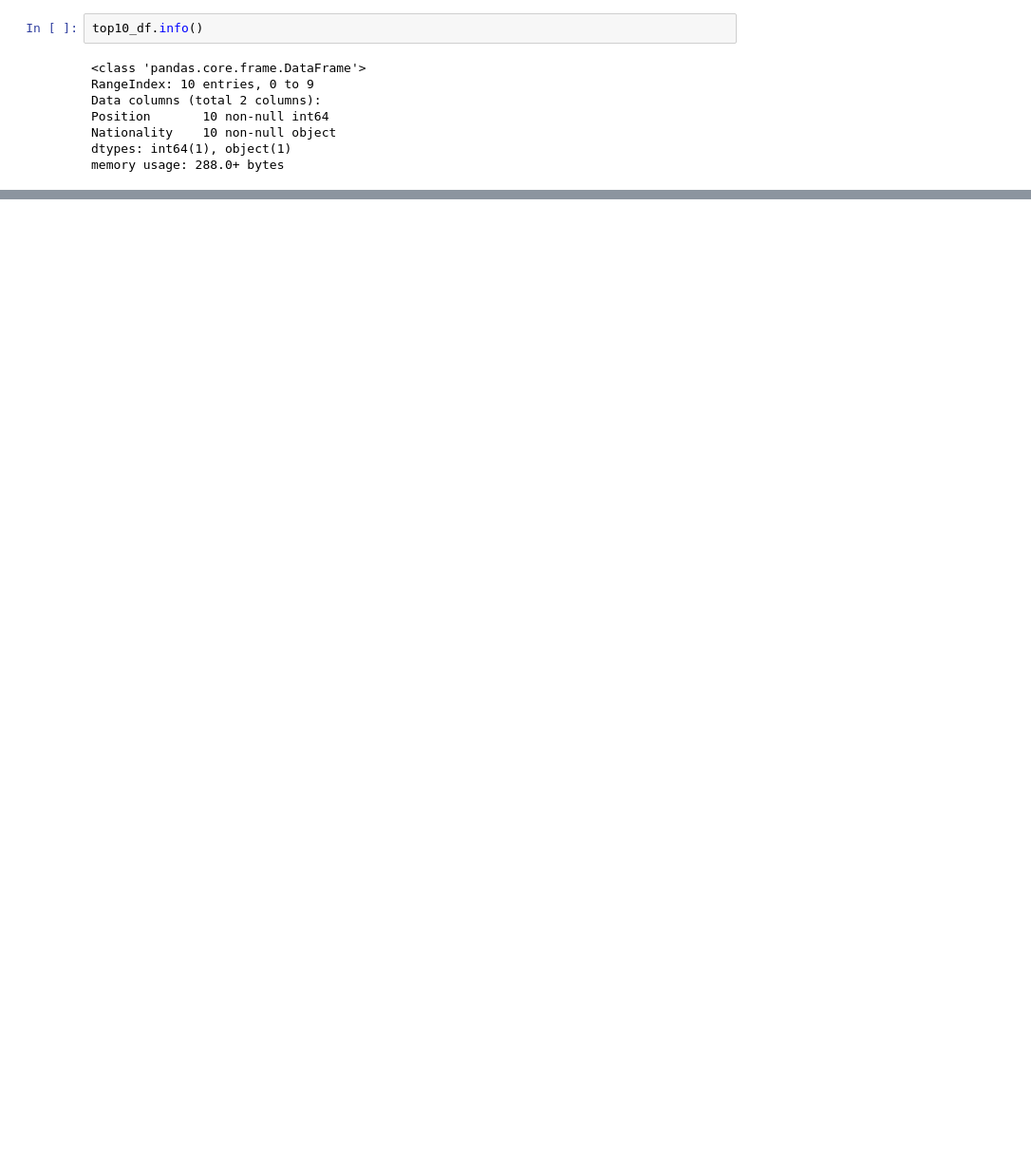
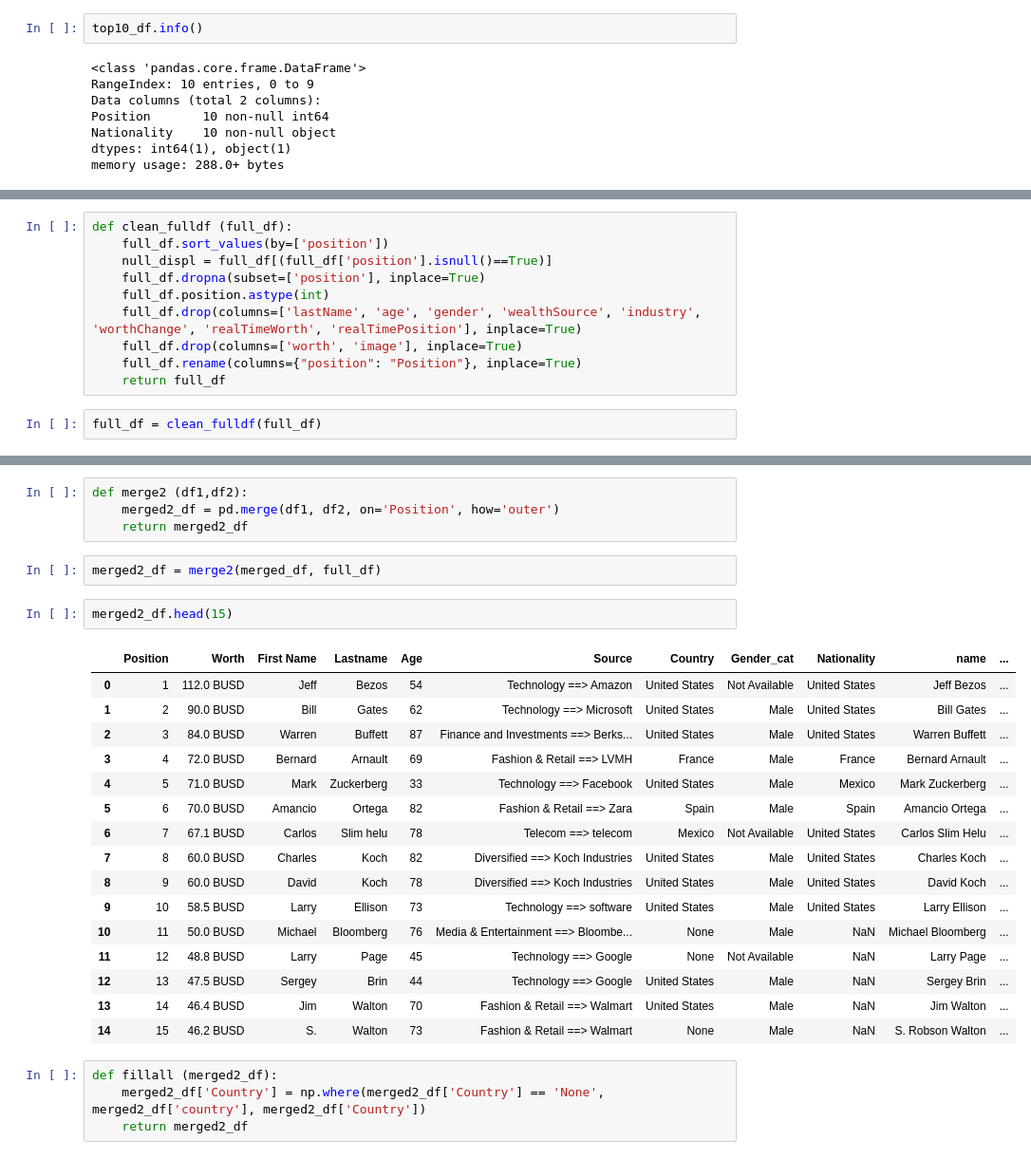
Before and after one commit to sbraca/Ironhack-Module-1-Project-hatching, a Jupyter notebook: notebooks/pipelines_test.ipynb, the cells around one changed output, grey strips where cells are left out. Shown at 95% size. Saved outputs shown, nothing was run; the diff lists cells and outputs as text; blank space fills up the shorter version.

Commit message:
last commit

```diff
--- a/notebooks/pipelines_test.ipynb
+++ b/notebooks/pipelines_test.ipynb
@@ -546,0 +597,12 @@ memory usage: 288.0+ bytes
+# %%
+def clean_fulldf (full_df):
+    full_df.sort_values(by=['position'])
+    null_displ = full_df[(full_df['position'].isnull()==True)]
+    full_df.dropna(subset=['position'], inplace=True)
+    full_df.position.astype(int)
+    full_df.drop(columns=['lastName', 'age', 'gender', 'wealthSource', 'industry', 'worthChange', 'realTimeWorth', 'realTimePosition'], inplace=True)
+    full_df.drop(columns=['worth', 'image'], inplace=True)
+    full_df.rename(columns={"position": "Position"}, inplace=True)
+    return full_df
+# %%
+full_df = clean_fulldf(full_df)
@@ -555,0 +644,29 @@ merged_df.head()
+# %%
+def merge2 (df1,df2):
+    merged2_df = pd.merge(df1, df2, on='Position', how='outer')
+    return merged2_df
+# %%
+merged2_df = merge2(merged_df, full_df)
+# %%
+merged2_df.head(15)
+# %% [output]
+|  | Position | Worth | First Name | Lastname | Age | Source | Country | Gender_cat | Nationality | name | ... |
+| 0 | 1 | 112.0 BUSD | Jeff | Bezos | 54 | Technology ==> Amazon | United States | Not Available | United States | Jeff Bezos | ... |
+| 1 | 2 | 90.0 BUSD | Bill | Gates | 62 | Technology ==> Microsoft | United States | Male | United States | Bill Gates | ... |
+| 2 | 3 | 84.0 BUSD | Warren | Buffett | 87 | Finance and Investments ==> Berks... | United States | Male | United States | Warren Buffett | ... |
+| 3 | 4 | 72.0 BUSD | Bernard | Arnault | 69 | Fashion & Retail ==> LVMH | France | Male | France | Bernard Arnault | ... |
+| 4 | 5 | 71.0 BUSD | Mark | Zuckerberg | 33 | Technology ==> Facebook | United States | Male | Mexico | Mark Zuckerberg | ... |
+| 5 | 6 | 70.0 BUSD | Amancio | Ortega | 82 | Fashion & Retail ==> Zara | Spain | Male | Spain | Amancio Ortega | ... |
+| 6 | 7 | 67.1 BUSD | Carlos | Slim helu | 78 | Telecom ==> telecom | Mexico | Not Available | United States | Carlos Slim Helu | ... |
+| 7 | 8 | 60.0 BUSD | Charles | Koch | 82 | Diversified ==> Koch Industries | United States | Male | United States | Charles Koch | ... |
+| 8 | 9 | 60.0 BUSD | David | Koch | 78 | Diversified ==> Koch Industries | United States | Male | United States | David Koch | ... |
+| 9 | 10 | 58.5 BUSD | Larry | Ellison | 73 | Technology ==> software | United States | Male | United States | Larry Ellison | ... |
+| 10 | 11 | 50.0 BUSD | Michael | Bloomberg | 76 | Media & Entertainment ==> Bloombe... | None | Male | NaN | Michael Bloomberg | ... |
+| 11 | 12 | 48.8 BUSD | Larry | Page | 45 | Technology ==> Google | None | Not Available | NaN | Larry Page | ... |
+| 12 | 13 | 47.5 BUSD | Sergey | Brin | 44 | Technology ==> Google | United States | Male | NaN | Sergey Brin | ... |
+| 13 | 14 | 46.4 BUSD | Jim | Walton | 70 | Fashion & Retail ==> Walmart | United States | Male | NaN | Jim Walton | ... |
+| 14 | 15 | 46.2 BUSD | S. | Walton | 73 | Fashion & Retail ==> Walmart | None | Male | NaN | S. Robson Walton | ... |
+# %%
+def fillall (merged2_df):
+    merged2_df['Country'] = np.where(merged2_df['Country'] == 'None', merged2_df['country'], merged2_df['Country'])
+    return merged2_df
```
Also changed, not shown: parts of 30 cells of this notebook, 5 other files.
